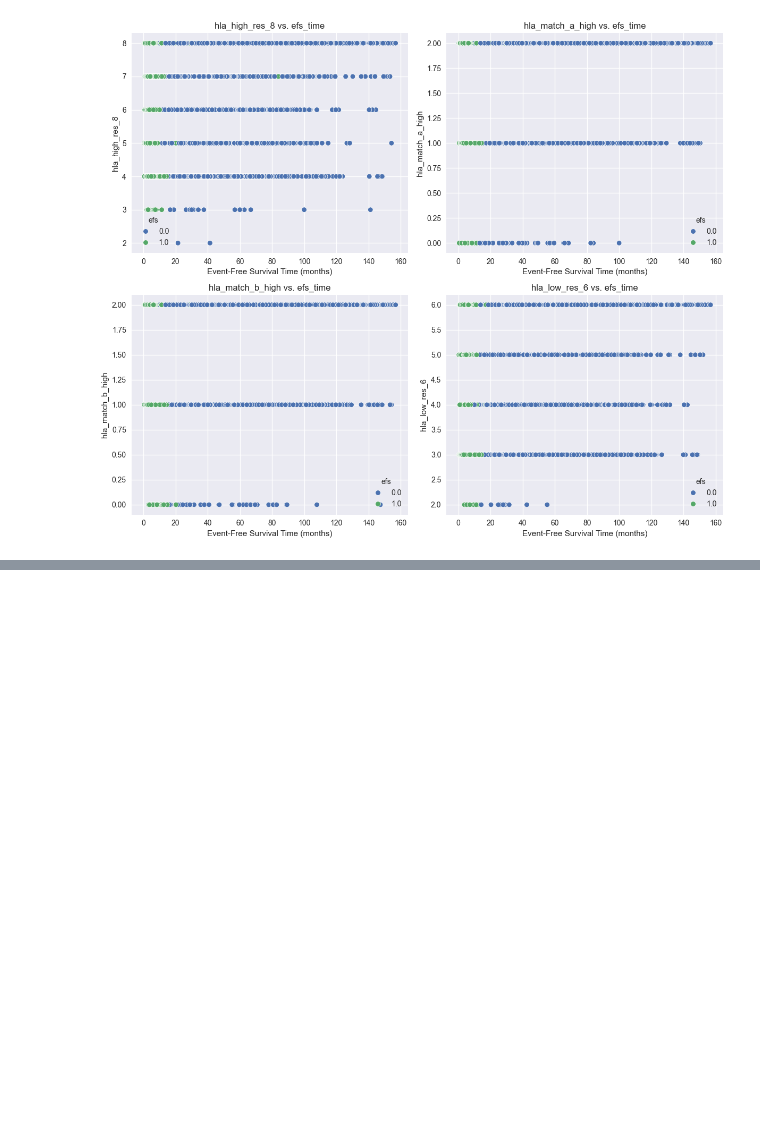
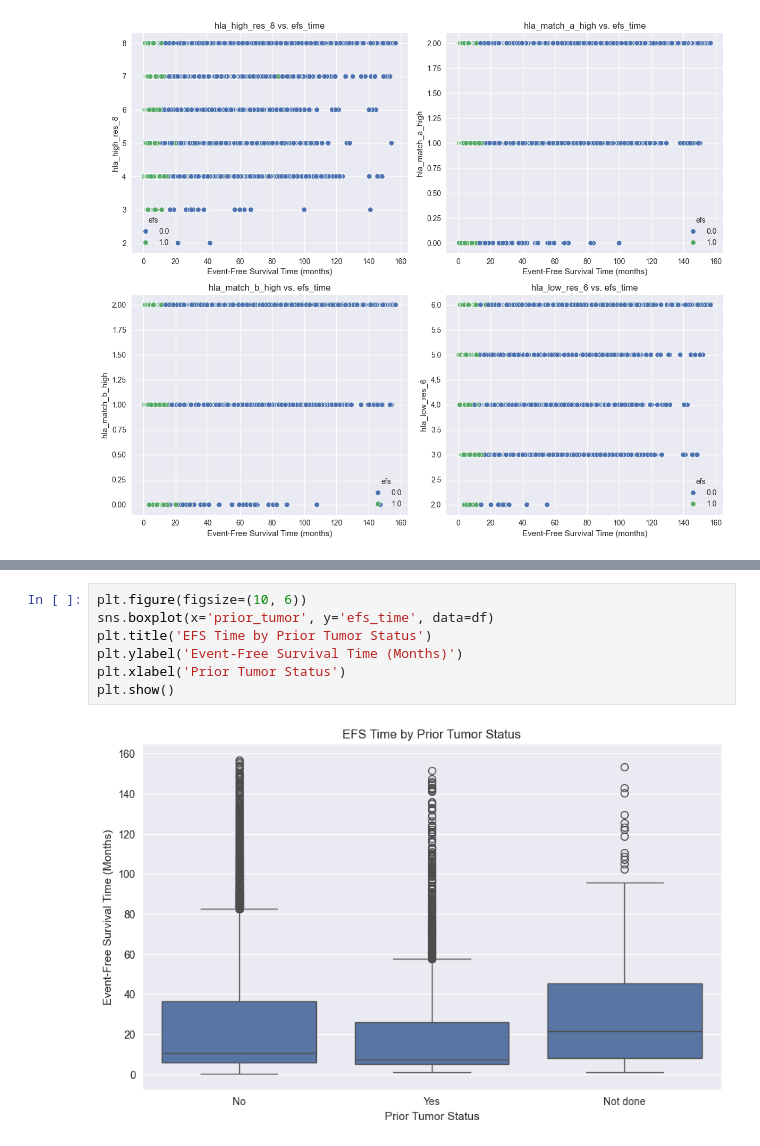
Before and after one commit to rmurudkar/kaggle-CIBMTR-Equity-in-post-HCT-Survival-Predictions, a Jupyter notebook: data_analysis.ipynb, the cells around one changed output, grey strips where cells are left out. Drawn from its saved outputs; the diff is of its cells as text; blank space fills up the shorter version.

```diff
--- a/data_analysis.ipynb
+++ b/data_analysis.ipynb
@@ -375,3 +375,12 @@ Intermediate - TED AML case <missing cytogenetics                      0.5509
                    N/A - disease not classifiable                      0.3676                                      0.3333                      272                                  3
                                         Very high                      0.4040                                      0.6429                      198                                 14
                            Missing disease status                      0.5556                                      0.0000                        9                                  0
+# %%
+plt.figure(figsize=(10, 6))
+sns.boxplot(x='prior_tumor', y='efs_time', data=df)
+plt.title('EFS Time by Prior Tumor Status')
+plt.ylabel('Event-Free Survival Time (Months)')
+plt.xlabel('Prior Tumor Status')
+plt.show()
+# %% [output]
+[figure, added]
```
Also changed, not shown: parts of 4 cells of this notebook, 6 other files.
